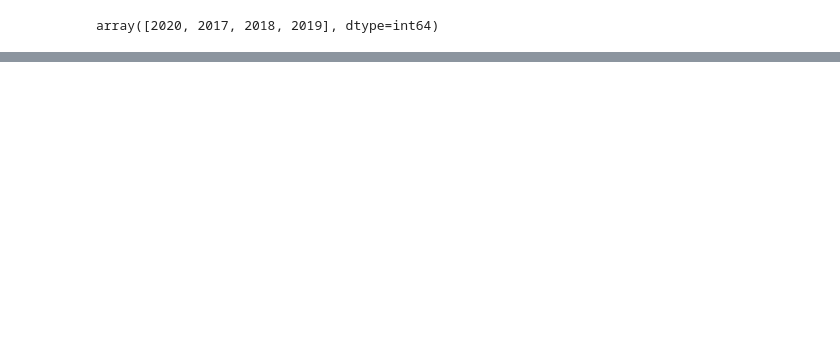
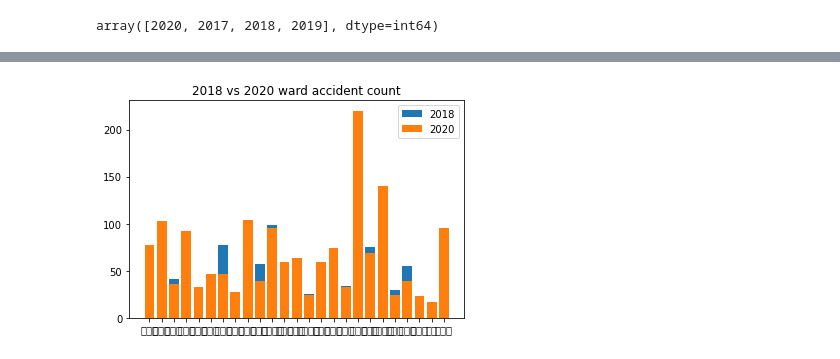
Before and after one commit to MihwanYu/Traffic-Analysis, a Jupyter notebook: 데이터전처리.ipynb, the cells around one changed output, grey strips where cells are left out. Drawn from its saved outputs; the diff is of its cells as text; code cells hidden in the pictures; blank space fills up the shorter version.

```diff
--- a/데이터전처리.ipynb
+++ b/데이터전처리.ipynb
@@ -522,3 +523,24 @@ Text(0.5, 1.0, '2018 vs 2020 total severe injury from bike accident')
 #이번에 할거: 2018 vs 2020 구별로 자전거전용도로 증가?
 # 2018 vs 2020 구별 교통사고 현황
 #구별로 자전거전용도로 증감 데이터와 교통사고 증감 데이터 상관관계 파악하기
+# %%
+#교통사고 정보 데이터에 구 정보 추가
+taas18['구'] = taas18['시군구'].str.split(" ", expand=True)[1]
+taas18.head()
+
+taas20['구'] = taas20['시군구'].str.split(" ", expand=True)[1]
+
+#구별 교통사고
+acc_ward18 = taas18.groupby('구')['사고번호'].count()
+acc_ward20 = taas20.groupby('구')['사고번호'].count()
+# %%
+acc_ward18.index==acc_ward20.index
+#★★★★★★★★★★★★★★★★★★★★★★2018 vs 2020 구별 교통사고 현황★★★★★★★★★★★★★★★★★★★★★★★★
+
+plt.title('2018 vs 2020 ward accident count')
+plt.bar(acc_ward18.index, acc_ward18, label='2018')
+plt.bar(acc_ward20.index, acc_ward20, label='2020')
+plt.legend()
+plt.show()
+# %% [output]
+[figure, added]
```
Also changed, not shown: parts of 5 cells of this notebook, 2 other files.
